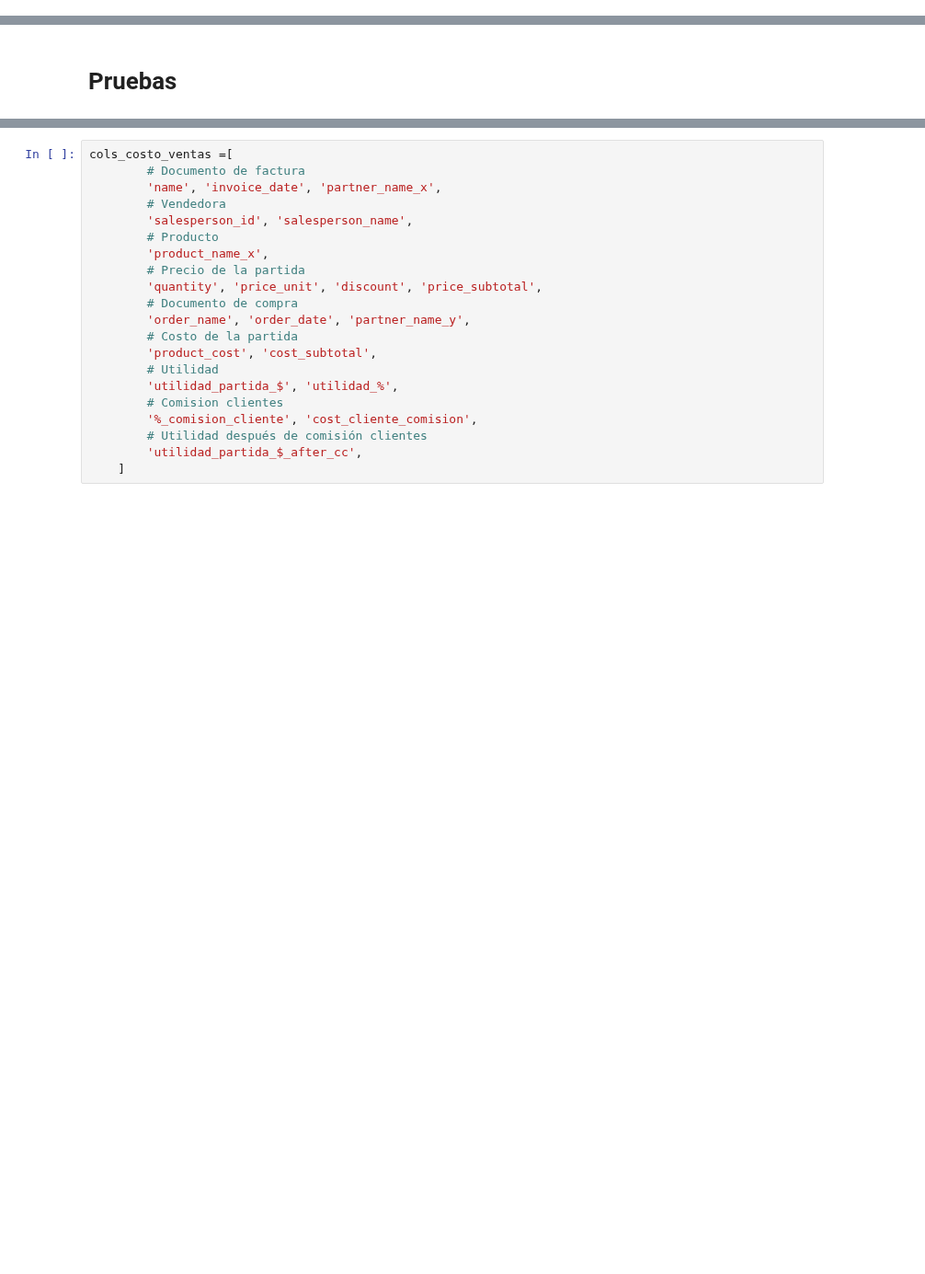
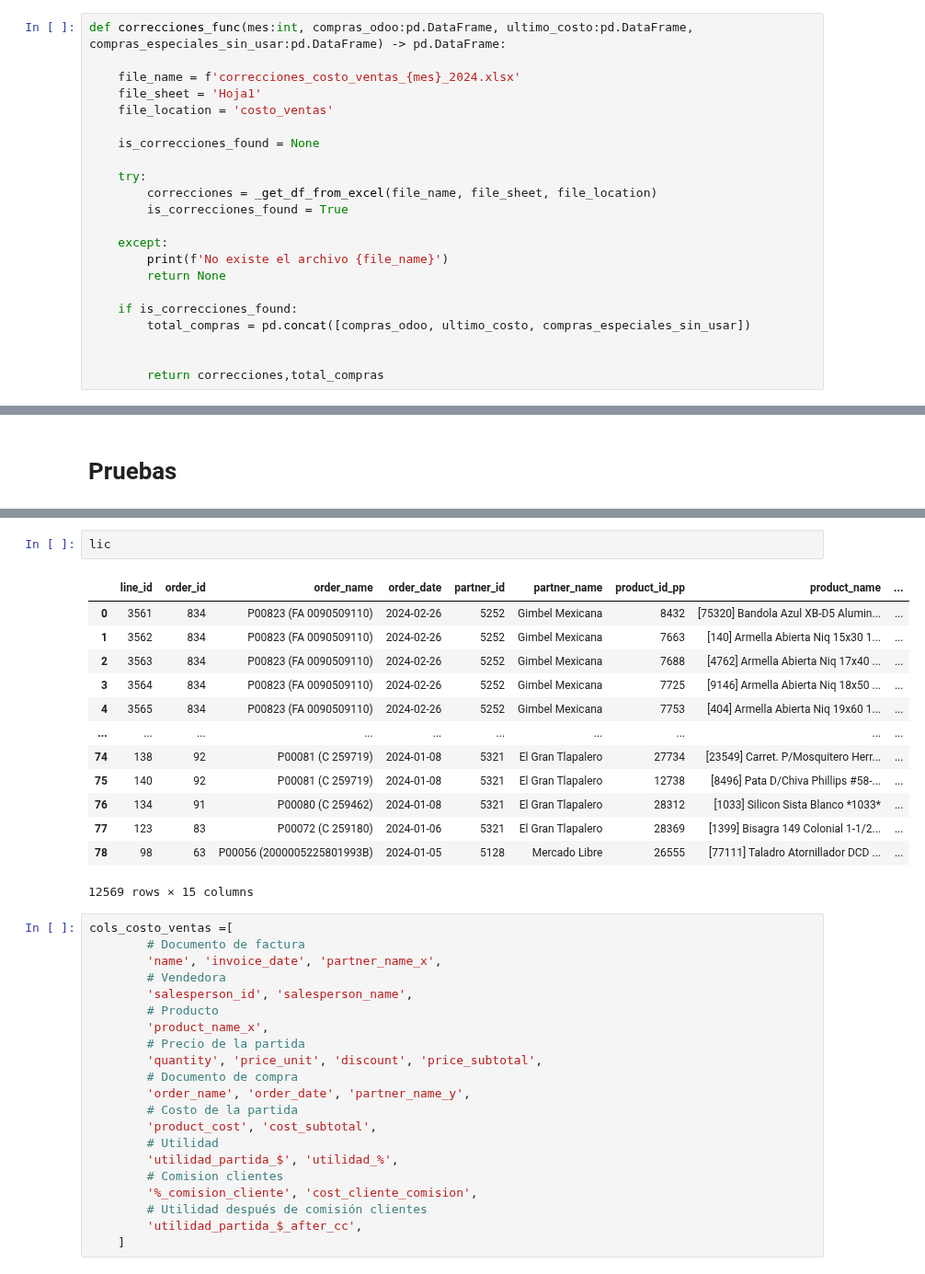
Before and after one commit to ecostichp/odoo_comisiones, a Jupyter notebook: comisiones/algoritmos/algoritmo_costo_de_venta_mes_func.ipynb, the cells around one changed output, grey strips where cells are left out. Shown at 92% size. Cells and saved outputs as stored; diff of their text form; blank space fills up the shorter version.

```diff
--- a/comisiones/algoritmos/algoritmo_costo_de_venta_mes_func.ipynb
+++ b/comisiones/algoritmos/algoritmo_costo_de_venta_mes_func.ipynb
@@ -624,4 +624,26 @@ def costo_ventas_func(costo_ventas_a:pd.DataFrame, costo_ventas_b:pd.DataFrame)
     costo_ventas['line_id'] = costo_ventas['line_id'].astype('Int64')
 
     return costo_ventas
+# %%
+def correcciones_func(mes:int, compras_odoo:pd.DataFrame, ultimo_costo:pd.DataFrame, compras_especiales_sin_usar:pd.DataFrame) -> pd.DataFrame:
+
+    file_name = f'correcciones_costo_ventas_{mes}_2024.xlsx'
+    file_sheet = 'Hoja1'
+    file_location = 'costo_ventas'
+
+    is_correcciones_found = None
+
+    try:
+        correcciones = _get_df_from_excel(file_name, file_sheet, file_location)
+        is_correcciones_found = True
+
+    except:
+        print(f'No existe el archivo {file_name}')
+        return None
+
+    if is_correcciones_found:
+        total_compras = pd.concat([compras_odoo, ultimo_costo, compras_especiales_sin_usar])
+
+
+        return correcciones,total_compras
 # %%
@@ -772,3 +807,19 @@ wep
+# %%
+lic
+# %% [output]
+|  | line_id | order_id | order_name | order_date | partner_id | partner_name | product_id_pp | product_name | ... |
+| 0 | 3561 | 834 | P00823 (FA 0090509110) | 2024-02-26 | 5252 | Gimbel Mexicana | 8432 | [75320] Bandola Azul XB-D5 Alumin... | ... |
+| 1 | 3562 | 834 | P00823 (FA 0090509110) | 2024-02-26 | 5252 | Gimbel Mexicana | 7663 | [140] Armella Abierta Niq 15x30 1... | ... |
+| 2 | 3563 | 834 | P00823 (FA 0090509110) | 2024-02-26 | 5252 | Gimbel Mexicana | 7688 | [4762] Armella Abierta Niq 17x40 ... | ... |
+| 3 | 3564 | 834 | P00823 (FA 0090509110) | 2024-02-26 | 5252 | Gimbel Mexicana | 7725 | [9146] Armella Abierta Niq 18x50 ... | ... |
+| 4 | 3565 | 834 | P00823 (FA 0090509110) | 2024-02-26 | 5252 | Gimbel Mexicana | 7753 | [404] Armella Abierta Niq 19x60 1... | ... |
+| ... | ... | ... | ... | ... | ... | ... | ... | ... | ... |
+| 74 | 138 | 92 | P00081 (C 259719) | 2024-01-08 | 5321 | El Gran Tlapalero | 27734 | [23549] Carret. P/Mosquitero Herr... | ... |
+| 75 | 140 | 92 | P00081 (C 259719) | 2024-01-08 | 5321 | El Gran Tlapalero | 12738 | [8496] Pata D/Chiva Phillips #58-... | ... |
+| 76 | 134 | 91 | P00080 (C 259462) | 2024-01-08 | 5321 | El Gran Tlapalero | 28312 | [1033] Silicon Sista Blanco *1033* | ... |
+| 77 | 123 | 83 | P00072 (C 259180) | 2024-01-06 | 5321 | El Gran Tlapalero | 28369 | [1399] Bisagra 149 Colonial 1-1/2... | ... |
+| 78 | 98 | 63 | P00056 (2000005225801993B) | 2024-01-05 | 5128 | Mercado Libre | 26555 | [77111] Taladro Atornillador DCD ... | ... |
+12569 rows × 15 columns
 # %%
 cols_costo_ventas =[
         # Documento de factura
```
Also changed, not shown: parts of 7 cells of this notebook.
